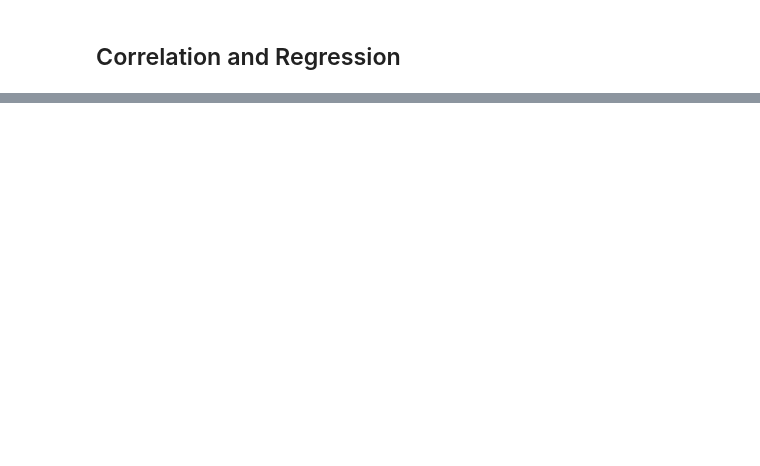
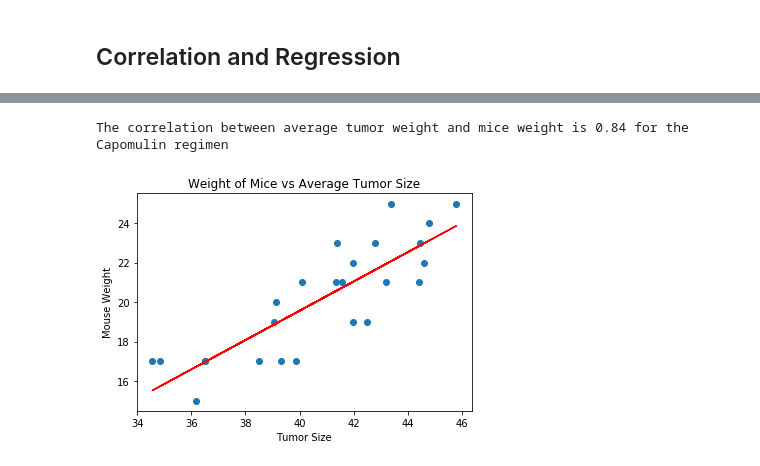
Before and after one commit to kflores56/Pharmaceutical-Analysis, a Jupyter notebook: Pymaceuticals/pymaceuticals_starter.ipynb, the cells around one changed output, grey strips where cells are left out. Saved outputs shown, nothing was run; the diff lists cells and outputs as text; code cells hidden in the pictures; blank space fills up the shorter version.

```diff
--- a/Pymaceuticals/pymaceuticals_starter.ipynb
+++ b/Pymaceuticals/pymaceuticals_starter.ipynb
@@ -479,0 +473,21 @@ NameError: name 'drug' is not defined
+# %%
+#Use chart from above
+plt.scatter(av_tum_vol, mice_lbs)
+plt.xlabel('Tumor Size')
+plt.ylabel('Mouse Weight')
+plt.title('Weight of Mice vs Average Tumor Size')
+
+# Calculate the correlation coefficient and linear regression model
+# for mouse weight and average tumor volume for the Capomulin regimen
+
+correlation = st.pearsonr(av_tum_vol, mice_lbs)
+print(f"The correlation between average tumor weight and mice weight is {round(correlation[0],2)} for the Capomulin regimen")
+
+(slope, intercept, rvalue, pvalue, stderr) = linregress(av_tum_vol, mice_lbs)
+regression_values = av_tum_vol * slope + intercept
+plt.plot(av_tum_vol,regression_values,"r-")
+
+plt.show()
+# %% [output]
+The correlation between average tumor weight and mice weight is 0.84 for the Capomulin regimen
+[figure, added]
```
Also changed, not shown: parts of 8 cells of this notebook.
